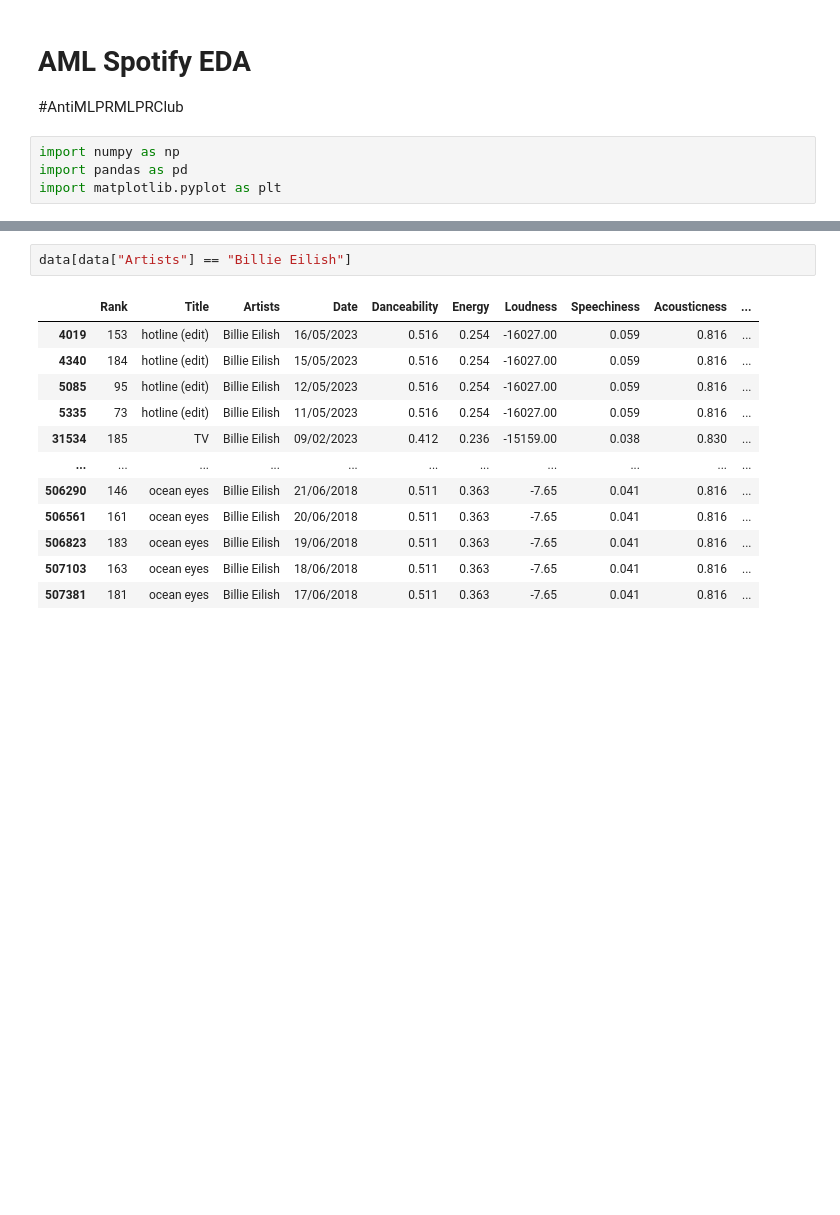
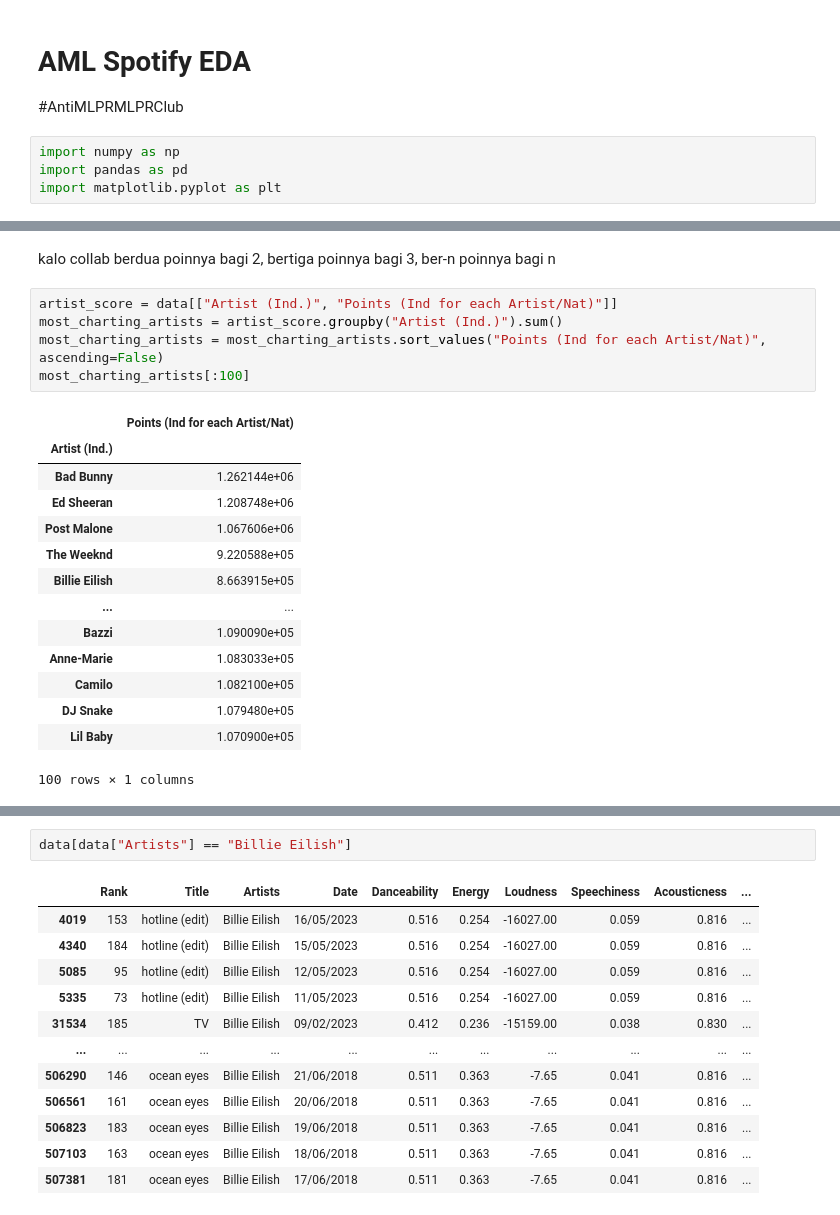
Before and after one commit to pinterbanget/AMLSpotify, a Jupyter notebook: data_exploration.ipynb, the cells around one changed output, grey strips where cells are left out. Cells and saved outputs as stored; diff of their text form; blank space fills up the shorter version.

```diff
--- a/data_exploration.ipynb
+++ b/data_exploration.ipynb
@@ -18,0 +43,22 @@ data.head()
+# %% [markdown]
+kalo collab berdua poinnya bagi 2, bertiga poinnya bagi 3, ber-n poinnya bagi n
+# %%
+artist_score = data[["Artist (Ind.)", "Points (Ind for each Artist/Nat)"]]
+most_charting_artists = artist_score.groupby("Artist (Ind.)").sum()
+most_charting_artists = most_charting_artists.sort_values("Points (Ind for each Artist/Nat)", ascending=False)
+most_charting_artists[:100]
+# %% [output]
+|  | Points (Ind for each Artist/Nat) |
+| Artist (Ind.) |  |
+| Bad Bunny | 1.262144e+06 |
+| Ed Sheeran | 1.208748e+06 |
+| Post Malone | 1.067606e+06 |
+| The Weeknd | 9.220588e+05 |
+| Billie Eilish | 8.663915e+05 |
+| ... | ... |
+| Bazzi | 1.090090e+05 |
+| Anne-Marie | 1.083033e+05 |
+| Camilo | 1.082100e+05 |
+| DJ Snake | 1.079480e+05 |
+| Lil Baby | 1.070900e+05 |
+100 rows × 1 columns
```
Also changed, not shown: parts of 8 cells of this notebook, 6 other files.
